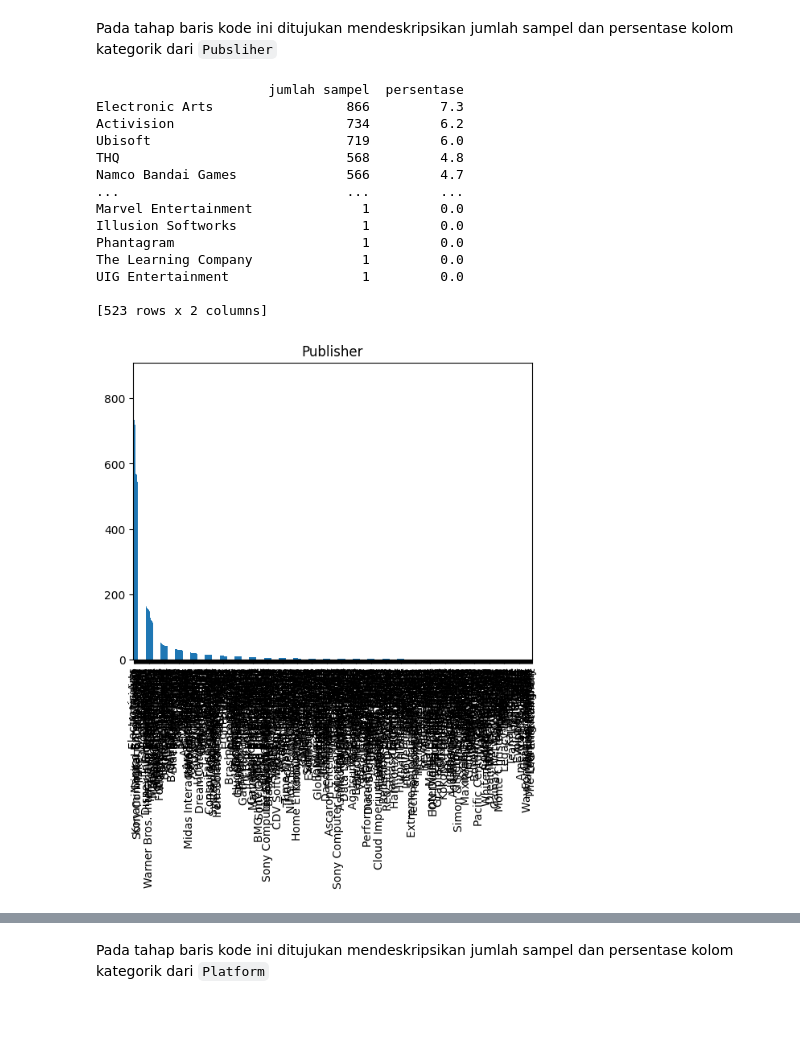
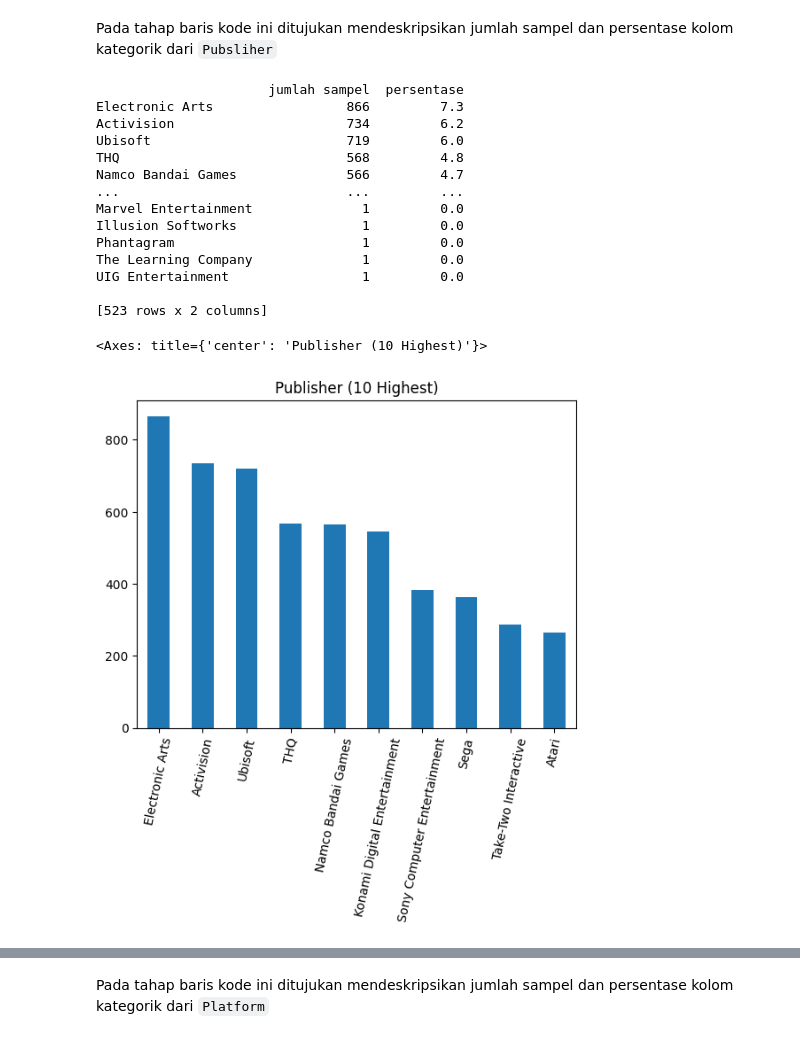
Before and after one commit to ozaenzenzen/fam_python_predictive_analytics_test2, a Jupyter notebook: test_fam_predictive_analytics_dcd_(version_2_video_game_sales).ipynb, the cells around one changed output, grey strips where cells are left out. Saved outputs shown, nothing was run; the diff lists cells and outputs as text; code cells hidden in the pictures.

```diff
--- a/test_fam_predictive_analytics_dcd_(version_2_video_game_sales).ipynb
+++ b/test_fam_predictive_analytics_dcd_(version_2_video_game_sales).ipynb
@@ -281,24 +280,27 @@ Pada tahap baris kode ini ditujukan mendeskripsikan jumlah sampel dan persentase
 # %%
 #feature Pubsliher
 feature = categorical_features[2]
 count = dataset[feature].value_counts()
+count_for_plot_highest = dataset[feature].value_counts().head(10)
+count_for_plot_lowest = dataset[feature].value_counts().tail(10)
 percent = 100*dataset[feature].value_counts(normalize=True)
 df = pd.DataFrame({'jumlah sampel':count, 'persentase':percent.round(1)})
 print(df)
-count.plot(kind='bar', title=feature);
+count_for_plot_highest.plot(kind='bar', title=feature + ' ' + '(10 Highest)', rot=78)
 # %% [output]
                       jumlah sampel  persentase
 Electronic Arts                 866         7.3
 Activision                      734         6.2
 Ubisoft                         719         6.0
 THQ                             568         4.8
 Namco Bandai Games              566         4.7
 ...                             ...         ...
 Marvel Entertainment              1         0.0
 Illusion Softworks                1         0.0
 Phantagram                        1         0.0
 The Learning Company              1         0.0
 UIG Entertainment                 1         0.0
 
 [523 rows x 2 columns]
+<Axes: title={'center': 'Publisher (10 Highest)'}>
-[figure, old version]
+[figure, new version]
```
Also changed, not shown: parts of 6 cells of this notebook.
